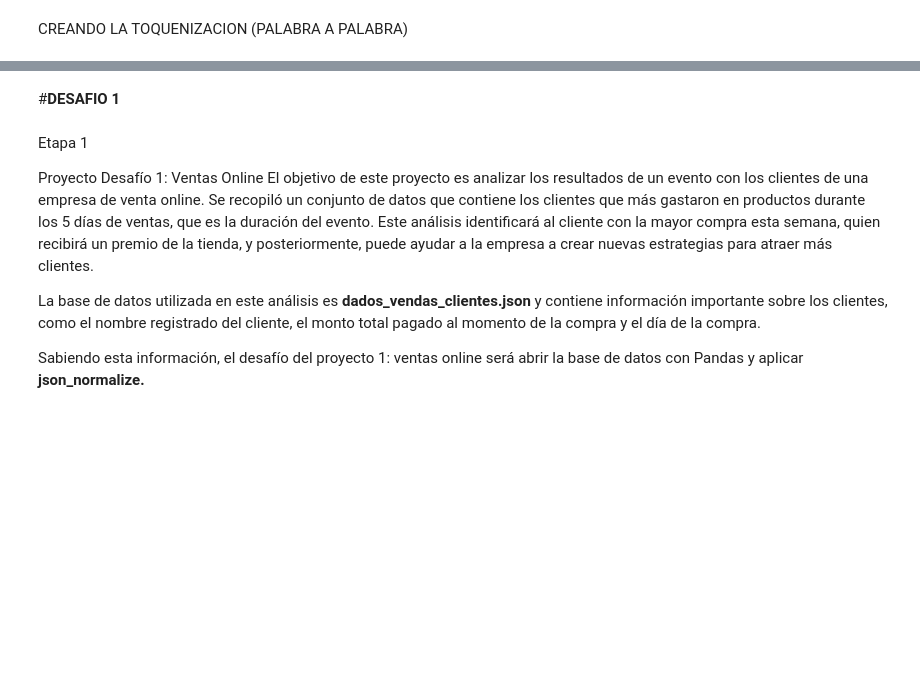
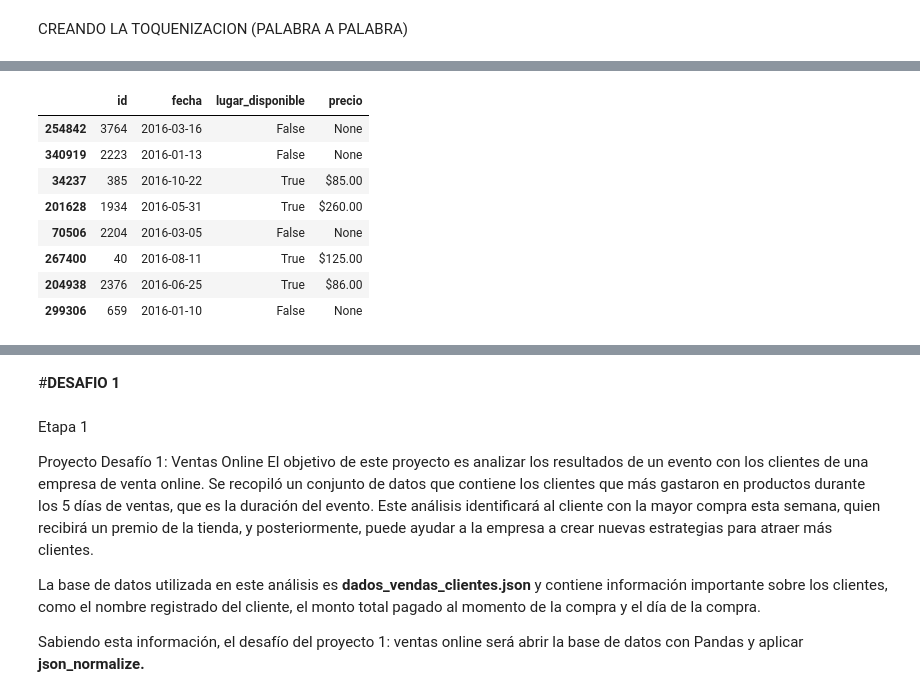
Before and after one commit to Ivan8Garcia/data-science, a Jupyter notebook: Pandas_Tratamiento_Manipulacion_Datos.ipynb, the cells around one changed output, grey strips where cells are left out. Cells and saved outputs as stored; diff of their text form; code cells hidden in the pictures; blank space fills up the shorter version.

```diff
--- a/Pandas_Tratamiento_Manipulacion_Datos.ipynb
+++ b/Pandas_Tratamiento_Manipulacion_Datos.ipynb
@@ -422,0 +240,12 @@ datos.head()
+# %%
+dt_data.sample(8)
+# %% [output]
+|  | id | fecha | lugar_disponible | precio |
+| 254842 | 3764 | 2016-03-16 | False | None |
+| 340919 | 2223 | 2016-01-13 | False | None |
+| 34237 | 385 | 2016-10-22 | True | $85.00 |
+| 201628 | 1934 | 2016-05-31 | True | $260.00 |
+| 70506 | 2204 | 2016-03-05 | False | None |
+| 267400 | 40 | 2016-08-11 | True | $125.00 |
+| 204938 | 2376 | 2016-06-25 | True | $86.00 |
+| 299306 | 659 | 2016-01-10 | False | None |
```
Also changed, not shown: parts of 48 cells of this notebook.
